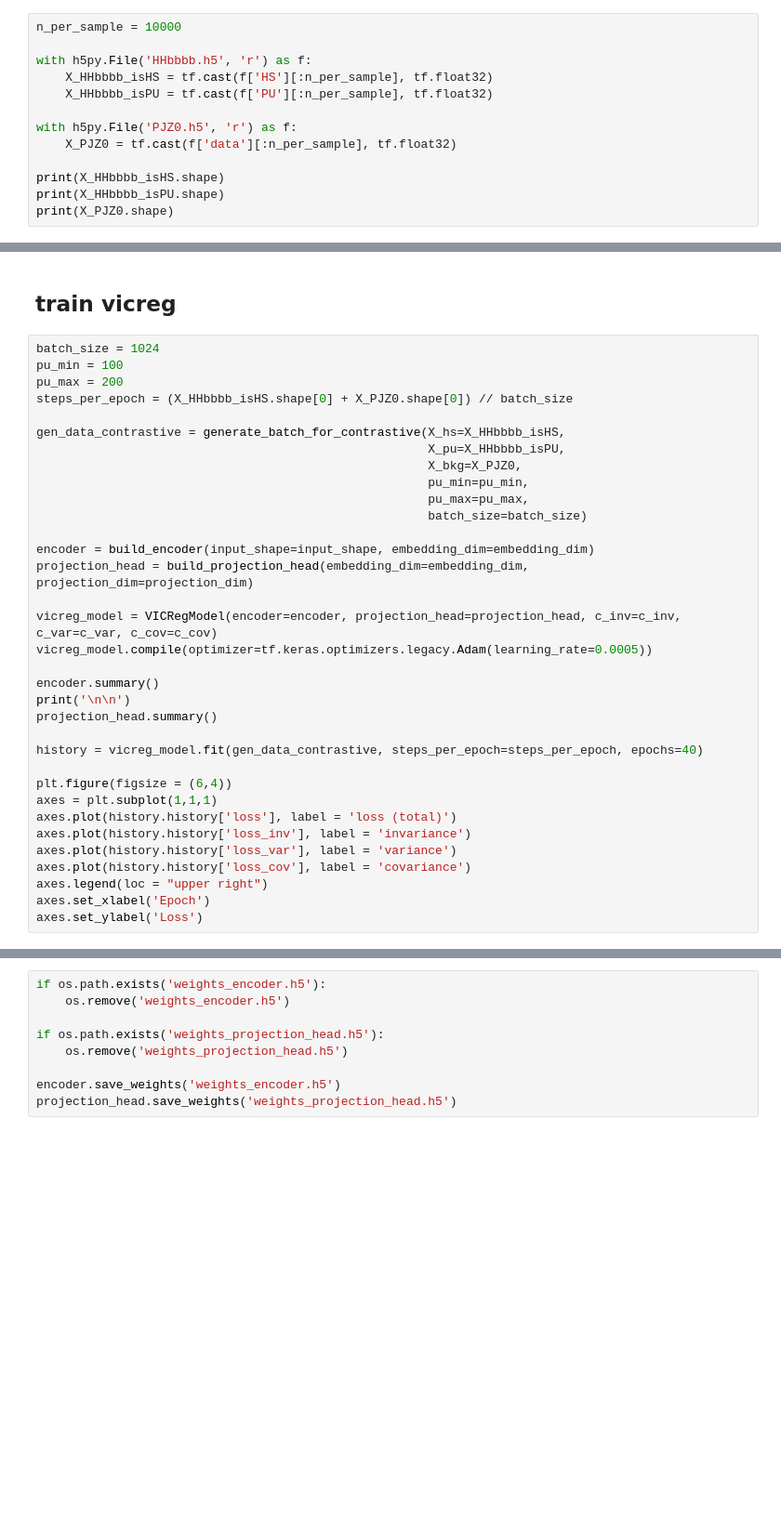
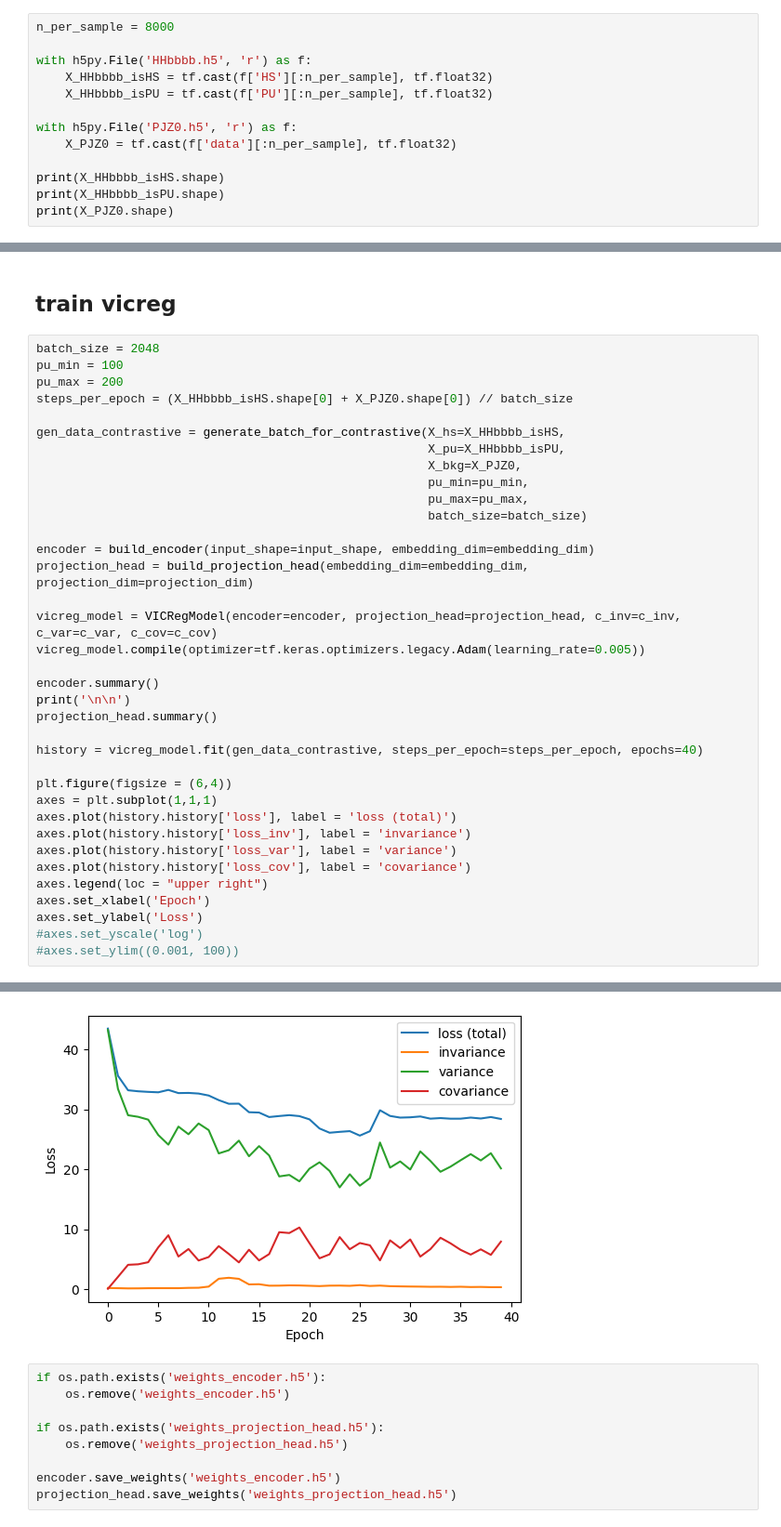
Before and after one commit to hftsoi/contrastive4pu, a Jupyter notebook: train.ipynb, the cells around one changed output, grey strips where cells are left out. Shown: that part at 93% size. Saved outputs shown, nothing was run; the diff lists cells and outputs as text; blank space fills up the shorter version.

```diff
--- a/train.ipynb
+++ b/train.ipynb
@@ -22,7 +18,7 @@ from utils import *
 np.random.seed(42)
 tf.random.set_seed(42)
 # %%
-n_per_sample = 10000
+n_per_sample = 8000
 
 with h5py.File('HHbbbb.h5', 'r') as f:
     X_HHbbbb_isHS = tf.cast(f['HS'][:n_per_sample], tf.float32)
@@ -168,7 +47,7 @@ def build_standalone_classifier(input_shape=input_shape):
 # %% [markdown]
 ## train vicreg
 # %%
-batch_size = 1024
+batch_size = 2048
 pu_min = 100
 pu_max = 200
 steps_per_epoch = (X_HHbbbb_isHS.shape[0] + X_PJZ0.shape[0]) // batch_size
@@ -184,7 +63,7 @@ encoder = build_encoder(input_shape=input_shape, embedding_dim=embedding_dim)
 projection_head = build_projection_head(embedding_dim=embedding_dim, projection_dim=projection_dim)
 
 vicreg_model = VICRegModel(encoder=encoder, projection_head=projection_head, c_inv=c_inv, c_var=c_var, c_cov=c_cov)
-vicreg_model.compile(optimizer=tf.keras.optimizers.legacy.Adam(learning_rate=0.0005))
+vicreg_model.compile(optimizer=tf.keras.optimizers.legacy.Adam(learning_rate=0.005))
 
 encoder.summary()
 print('\n\n')
@@ -201,3 +80,6 @@ axes.plot(history.history['loss_cov'], label = 'covariance')
 axes.legend(loc = "upper right")
 axes.set_xlabel('Epoch')
 axes.set_ylabel('Loss')
+#axes.set_yscale('log')
+#axes.set_ylim((0.001, 100))
+# %% [output]
@@ -204,3 +104,4 @@ axes.set_ylabel('Loss')
+[figure, added]
 # %%
 if os.path.exists('weights_encoder.h5'):
     os.remove('weights_encoder.h5')
```
Also changed, not shown: parts of 11 cells of this notebook, 2 other files.
